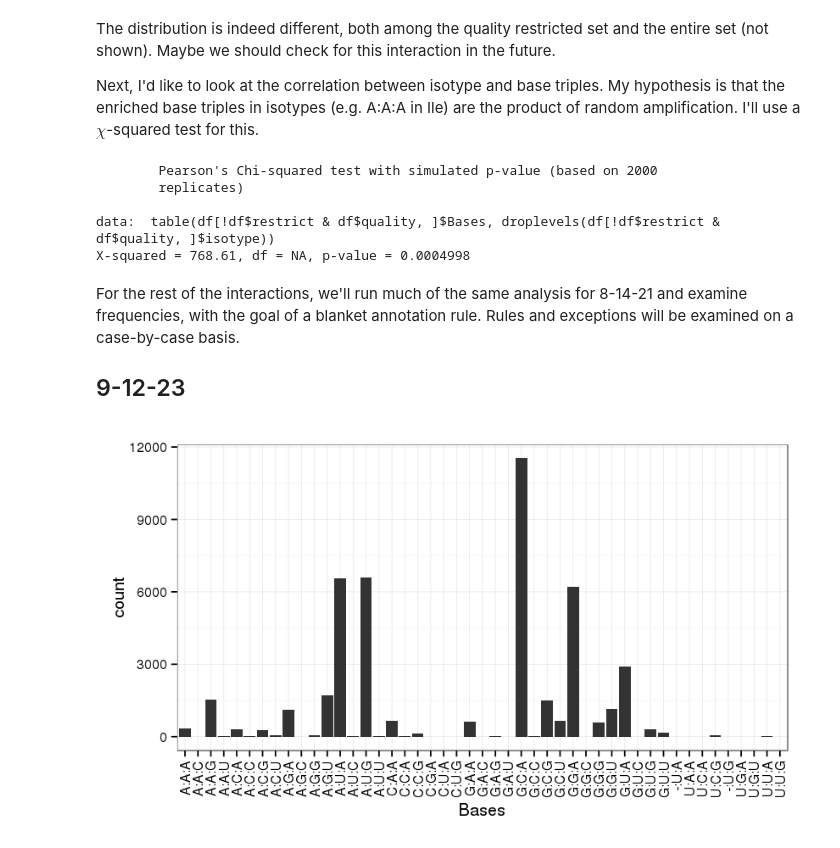
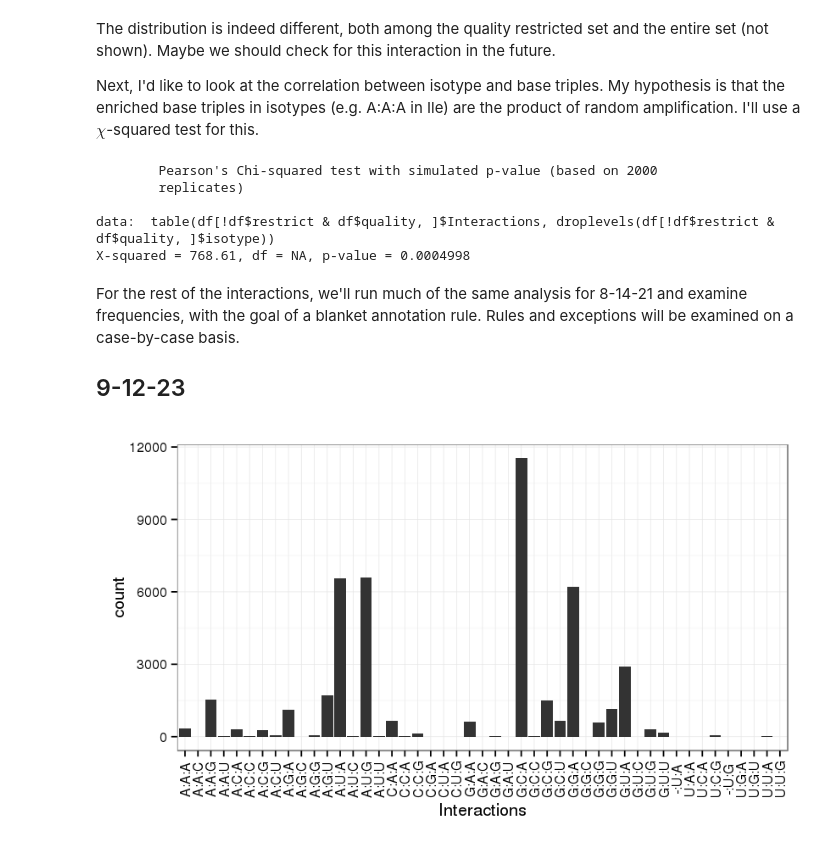
Before and after one commit to bylin/euk-features, a Jupyter notebook: notebooks/tertiary-interactions.ipynb, the cells around one changed output. Drawn from its saved outputs; the diff is of its cells as text; code cells hidden in the pictures.

Commit message:
chi squared test

```diff
--- a/notebooks/tertiary-interactions.ipynb
+++ b/notebooks/tertiary-interactions.ipynb
@@ -21,6 +34,6 @@ identities$restrict = as.logical(identities$restrict)
 ## 8-14-21
 # %%
 df = identities
-df$Bases = paste0(df$X8, ':', df$X14, ':', df$X21)
-ggplot(df, aes(x=Bases)) + geom_histogram() + theme(axis.text.x = element_text(angle = 90, hjust = 1))
+df$Interactions = paste0(df$X8, ':', df$X14, ':', df$X21)
+ggplot(df, aes(x=Interactions)) + geom_histogram() + theme(axis.text.x=element_text(angle=90, vjust=0.5))
 # %% [output]
@@ -49,7 +62,7 @@ species_long                                                71.9 72.3
 # %% [markdown]
 What if the score distribution was different between tRNAs with the U:A:A interaction and tRNAs with different bases at 8-14-21? The t-test is useful for looking at differences between score distributions.
 # %%
-df$Group = ifelse(df$Bases == "U:A:A", "U:A:A", "Other")
+df$Group = ifelse(df$Interactions == "U:A:A", "U:A:A", "Other")
 print(t.test(df[df$Group == "U:A:A" & df$quality & !df$restrict, ]$score, df[df$Group != "U:A:A" & df$quality & !df$restrict, ]$score))
 ggplot(df[df$quality & !df$restrict, ], aes(x=Group, y=score)) + geom_boxplot()
 # %% [output]
@@ -69,22 +82,22 @@ The distribution is indeed different, both among the quality restricted set and
 
 Next, I'd like to look at the correlation between isotype and base triples. My hypothesis is that the enriched base triples in isotypes (e.g. A:A:A in Ile) are the product of random amplification. I'll use a $\chi$-squared test for this.
 # %%
-chisq.test(table(df[!df$restrict & df$quality, ]$Bases, droplevels(df[!df$restrict & df$quality, ]$isotype)), simulate.p.value=TRUE)
+chisq.test(table(df[!df$restrict & df$quality, ]$Interactions, droplevels(df[!df$restrict & df$quality, ]$isotype)), simulate.p.value=TRUE)
 # %% [output]
         Pearson's Chi-squared test with simulated p-value (based on 2000
         replicates)
 
-data:  table(df[!df$restrict & df$quality, ]$Bases, droplevels(df[!df$restrict &     df$quality, ]$isotype))
+data:  table(df[!df$restrict & df$quality, ]$Interactions, droplevels(df[!df$restrict &     df$quality, ]$isotype))
 X-squared = 768.61, df = NA, p-value = 0.0004998
 # %% [markdown]
 For the rest of the interactions, we'll run much of the same analysis for 8-14-21 and examine frequencies, with the goal of a blanket annotation rule. Rules and exceptions will be examined on a case-by-case basis.
 
 ## 9-12-23
 # %%
-df$Bases = paste0(df$X9, ':', df$X12, ':', df$X23)
-ggplot(df[df$quality & !df$restrict, ], aes(x=Bases)) + geom_histogram() + theme(axis.text.x = element_text(angle = 90, hjust=1, vjust=0.5))
+df$Interactions = paste0(df$X9, ':', df$X12, ':', df$X23)
+ggplot(df[df$quality & !df$restrict, ], aes(x=Interactions)) + geom_histogram() + theme(axis.text.x=element_text(angle=90, vjust=0.5))
 # %% [output]
-[figure, old version]
+[figure, new version]
 # %% [markdown]
 This is different from 8-14-21, in that there's a significant amount of other combinations. The "canonical" combination here is A:U:A. Here's [Gautheret et al. (1995)](http://dx.doi.org/10.1006/jmbi.1995.0200) found from looking at the Sprinzl 1991 database: ![9-12-23 frequency matrix](figures/9-12-23-gautheret.png)
 And here's ours:
```
Also changed, not shown: parts of 13 cells of this notebook.
